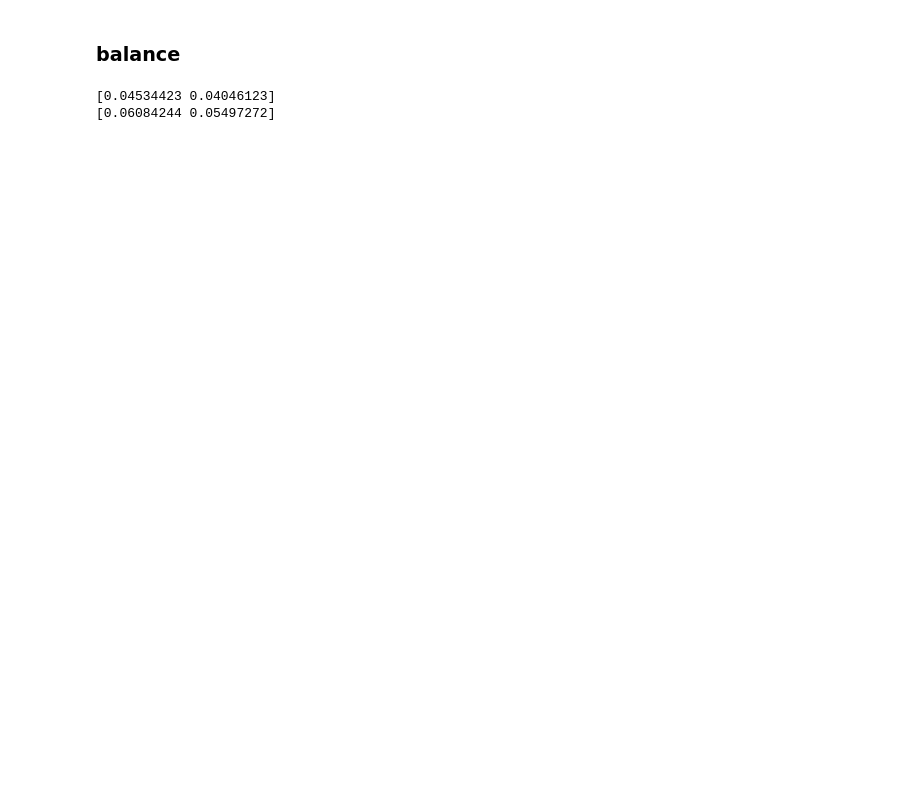
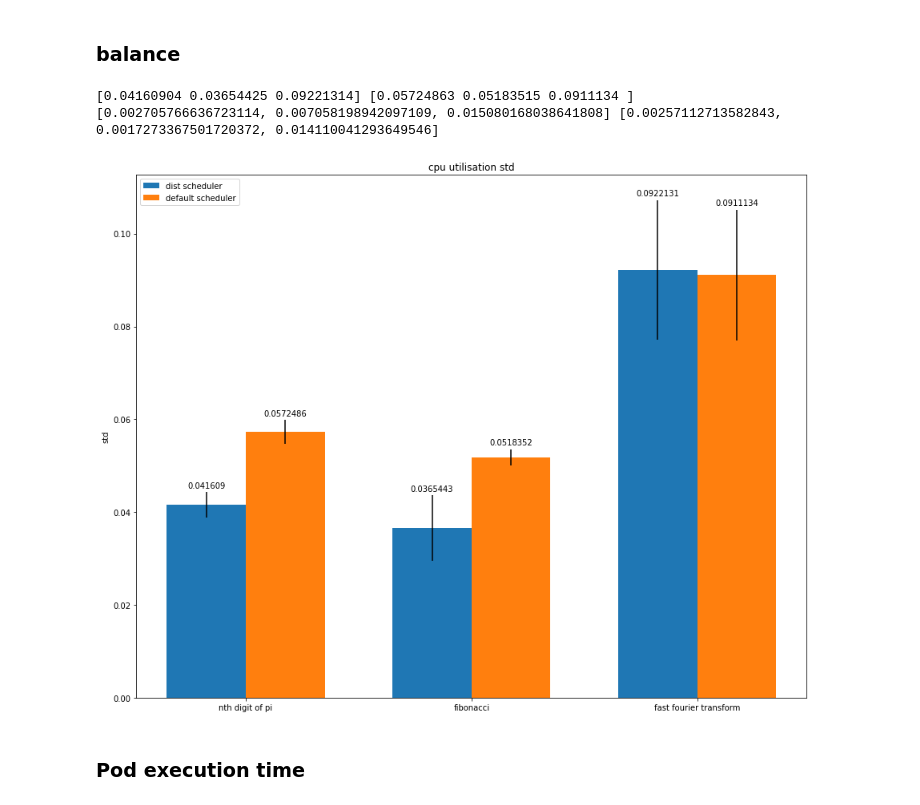
Before and after one commit to Vincent-lau/hyperion, a Jupyter notebook: measure/plotmetrics.ipynb, the cells around one changed output. Saved outputs shown, nothing was run; the diff lists cells and outputs as text; code cells hidden in the pictures; blank space fills up the shorter version.

```diff
--- a/measure/plotmetrics.ipynb
+++ b/measure/plotmetrics.ipynb
@@ -1066,6 +1102,43 @@ default_cpu_pcts = np.array([
-# %%
-print(np.std(dist_cpu_pcts, axis = 1))
-print(np.std(default_cpu_pcts, axis=1))
-# %% [output]
-[0.04534423 0.04046123]
-[0.06084244 0.05497272]
+# %%
+dist_std = np.array([np.std(x, axis = 1) for x in [dist_pi, dist_fib, dist_fft]])
+dist_means = np.array([np.mean(x) for x in dist_std])
+default_std = np.array([np.std(x, axis = 1) for x in [default_pi, default_fib, default_fft]])
+default_means = np.array([np.mean(x) for x in default_std])
+
+print(dist_means, default_means)
+
+dist_err = [np.std(x) for x in dist_std]
+default_err = [np.std(x) for x in default_std]
+
+print(dist_err, default_err)
+# %% [output]
+[0.04160904 0.03654425 0.09221314] [0.05724863 0.05183515 0.0911134 ]
+[0.002705766636723114, 0.007058198942097109, 0.015080168038641808] [0.00257112713582843, 0.0017273367501720372, 0.014110041293649546]
+# %%
+fig, ax = plt.subplots()
+fig.set_size_inches(15, 12)
+
+labels = ['nth digit of pi', 'fibonacci', 'fast fourier transform']
+
+x = np.arange(len(labels))
+width = 0.35  # the width of the bars
+
+
+
+rects1 = ax.bar(x - width / 2, dist_means, yerr = dist_err, width=width, label='dist scheduler')
+rects2 = ax.bar(x + width / 2, default_means, yerr = default_err, width = width, label='default scheduler')
+
+ax.bar_label(rects1, padding=3)
+ax.bar_label(rects2, padding=3)
+
+ax.set_ylabel('std')
+ax.set_title('cpu utilisation std')
+ax.set_xticks(x, labels)
+
+ax.legend(loc='upper left')
+
+fig.savefig(f'{graph_dir}cpu_util_std.png')
+# %% [output]
+[figure, added]
+# %% [markdown]
+### Pod execution time
```
Also changed, not shown: parts of 7 cells of this notebook, 9 other files.
